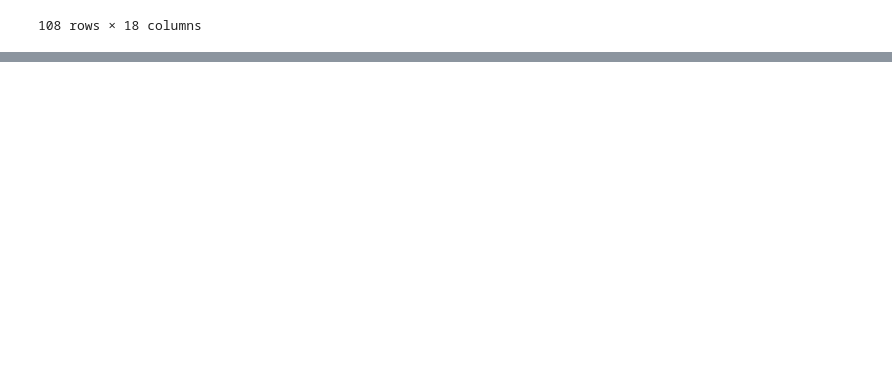
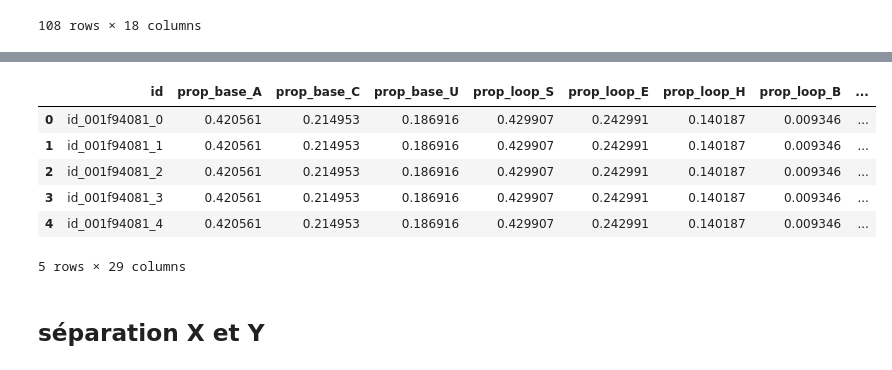
Before and after one commit to DataCampM2DSSAF/Grandvaux_Manouvriez_DC, a Jupyter notebook: Modèle simple.ipynb, the cells around one changed output, grey strips where cells are left out. Cells and saved outputs as stored; diff of their text form; code cells hidden in the pictures; blank space fills up the shorter version.

```diff
--- a/Modèle simple.ipynb
+++ b/Modèle simple.ipynb
@@ -104,3 +105,7 @@ train_data.head(108)
 | 106 | id_001f94081_106 | C | 0.420561 | 0.214953 | 0.186916 | . | E | 0.429907 | ... |
 | 107 | id_0049f53ba_0 | G | 0.233645 | 0.299065 | 0.158879 | . | E | 0.616822 | ... |
 108 rows × 18 columns
+# %%
+dummies_base = pd.get_dummies(train_data['sequence'])
+dummies_loop = pd.get_dummies(train_data['predicted_loop_type'])
+dummies_struct = pd.get_dummies(train_data['structure'])
@@ -106,0 +139,16 @@ train_data.head(108)
+# %%
+df = train_data.drop(["sequence", "predicted_loop_type","structure"], axis = 1)
+# %%
+df = pd.concat([df,dummies_base,dummies_loop,dummies_struct], axis = 1)
+# %%
+df.head()
+# %% [output]
+|  | id | prop_base_A | prop_base_C | prop_base_U | prop_loop_S | prop_loop_E | prop_loop_H | prop_loop_B | ... |
+| 0 | id_001f94081_0 | 0.420561 | 0.214953 | 0.186916 | 0.429907 | 0.242991 | 0.140187 | 0.009346 | ... |
+| 1 | id_001f94081_1 | 0.420561 | 0.214953 | 0.186916 | 0.429907 | 0.242991 | 0.140187 | 0.009346 | ... |
+| 2 | id_001f94081_2 | 0.420561 | 0.214953 | 0.186916 | 0.429907 | 0.242991 | 0.140187 | 0.009346 | ... |
+| 3 | id_001f94081_3 | 0.420561 | 0.214953 | 0.186916 | 0.429907 | 0.242991 | 0.140187 | 0.009346 | ... |
+| 4 | id_001f94081_4 | 0.420561 | 0.214953 | 0.186916 | 0.429907 | 0.242991 | 0.140187 | 0.009346 | ... |
+5 rows × 29 columns
+# %% [markdown]
+## séparation X et Y
```
Also changed, not shown: parts of 34 cells of this notebook.
